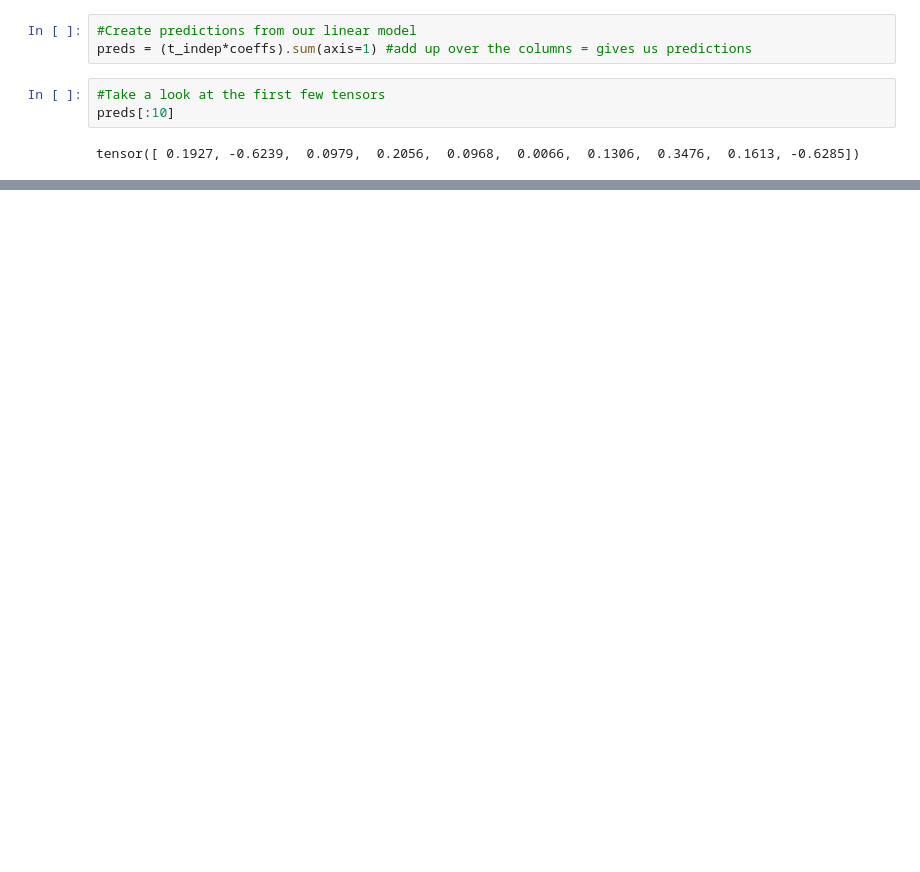
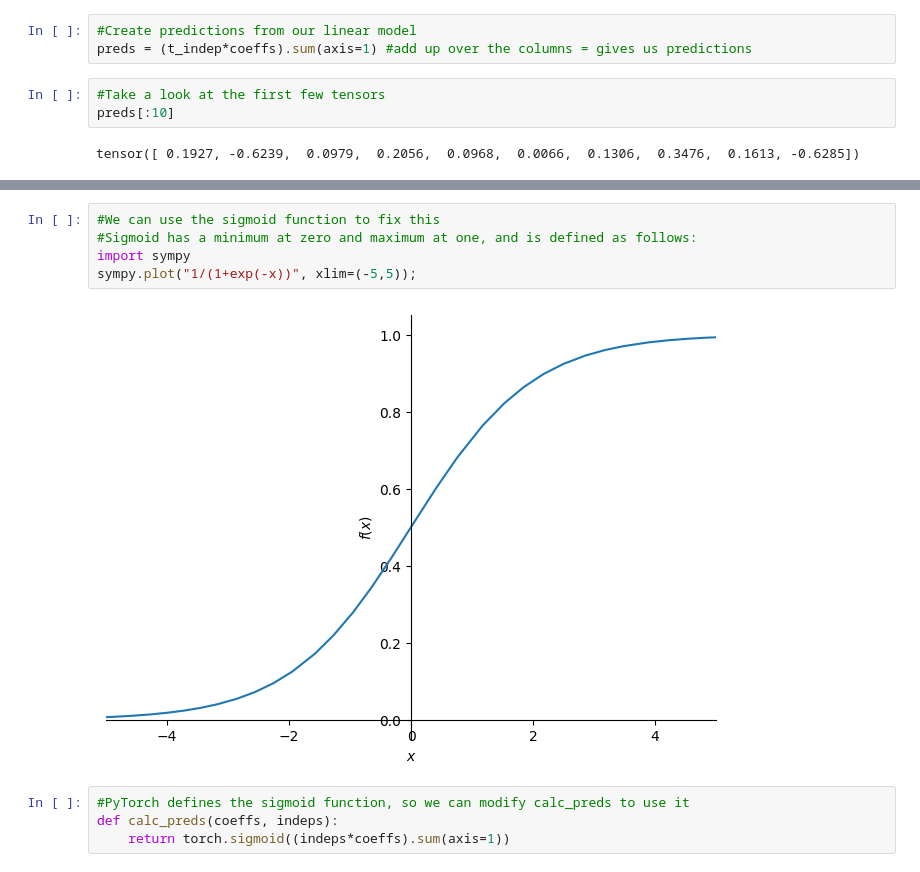
Before and after one commit to choi-b/fastai_practicaldeeplearning, a Jupyter notebook: 5. From-scratch Model.ipynb, the cells around one changed output, grey strips where cells are left out. Cells and saved outputs as stored; diff of their text form; blank space fills up the shorter version.

Commit message:
Completed gradient descent step and sigmoid function 4.9.2024

```diff
--- a/5. From-scratch Model.ipynb
+++ b/5. From-scratch Model.ipynb
@@ -244,0 +373,11 @@ def calc_loss(coeffs, indeps, deps):
+# %%
+#We can use the sigmoid function to fix this
+#Sigmoid has a minimum at zero and maximum at one, and is defined as follows:
+import sympy
+sympy.plot("1/(1+exp(-x))", xlim=(-5,5));
+# %% [output]
+[figure, added]
+# %%
+#PyTorch defines the sigmoid function, so we can modify calc_preds to use it
+def calc_preds(coeffs, indeps):
+    return torch.sigmoid((indeps*coeffs).sum(axis=1))
```
Also changed, not shown: parts of 43 cells of this notebook.
